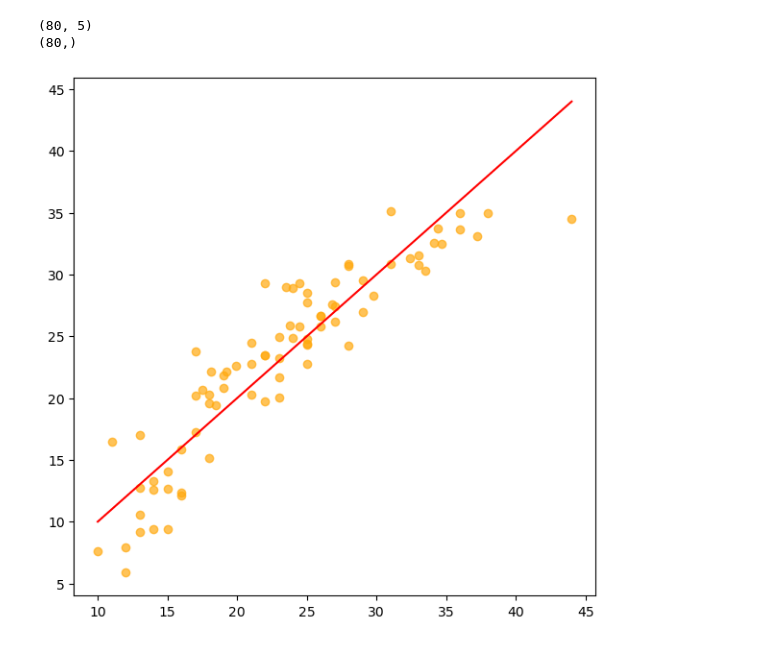
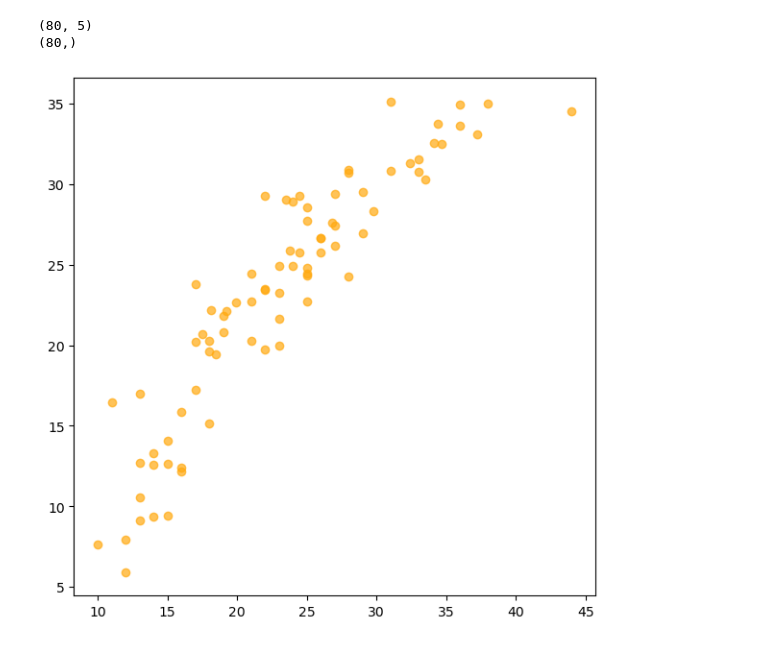
Before and after one commit to KIM-YONG-HA/PYTHON101, a Jupyter notebook: machineLearning/d250214_homework_auto_mpg.ipynb, the cells around one changed output. Cells and saved outputs as stored; diff of their text form; code cells hidden in the pictures.

```diff
--- a/machineLearning/d250214_homework_auto_mpg.ipynb
+++ b/machineLearning/d250214_homework_auto_mpg.ipynb
@@ -108,11 +108,11 @@ print(y_test.shape)
 # %%
 
 y_pred = lr.predict(X_test)
 
 plt.figure(figsize=(7, 7))
 plt.scatter(y_test, y_pred, label="예측값", color='#fa1', alpha=0.7)
-plt.plot([y_test.min(), y_test.max()], [y_test.min(), y_test.max()], color='red')
+#plt.plot([y_test.min(), y_test.max()], [y_test.min(), y_test.max()], color='red')
 #plt.legend()
 plt.show()
 # %% [output]
-[figure, old version]
+[figure, new version]
```
